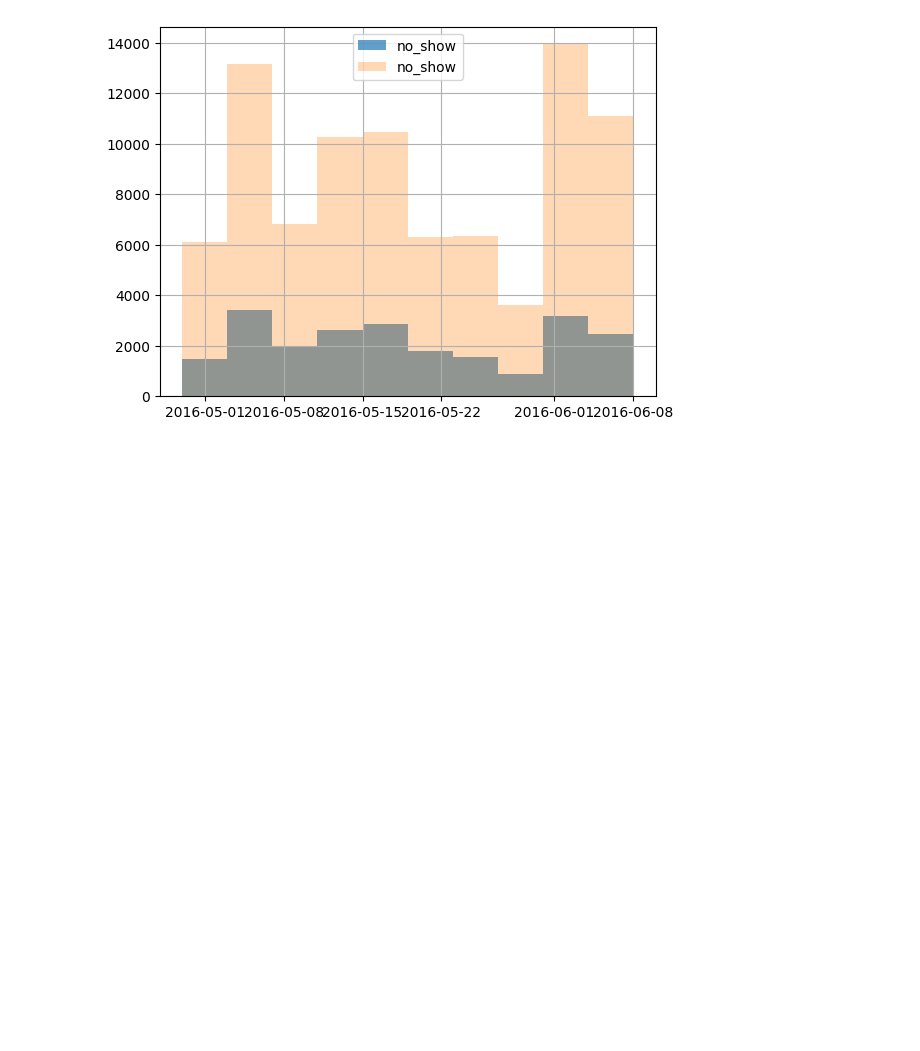
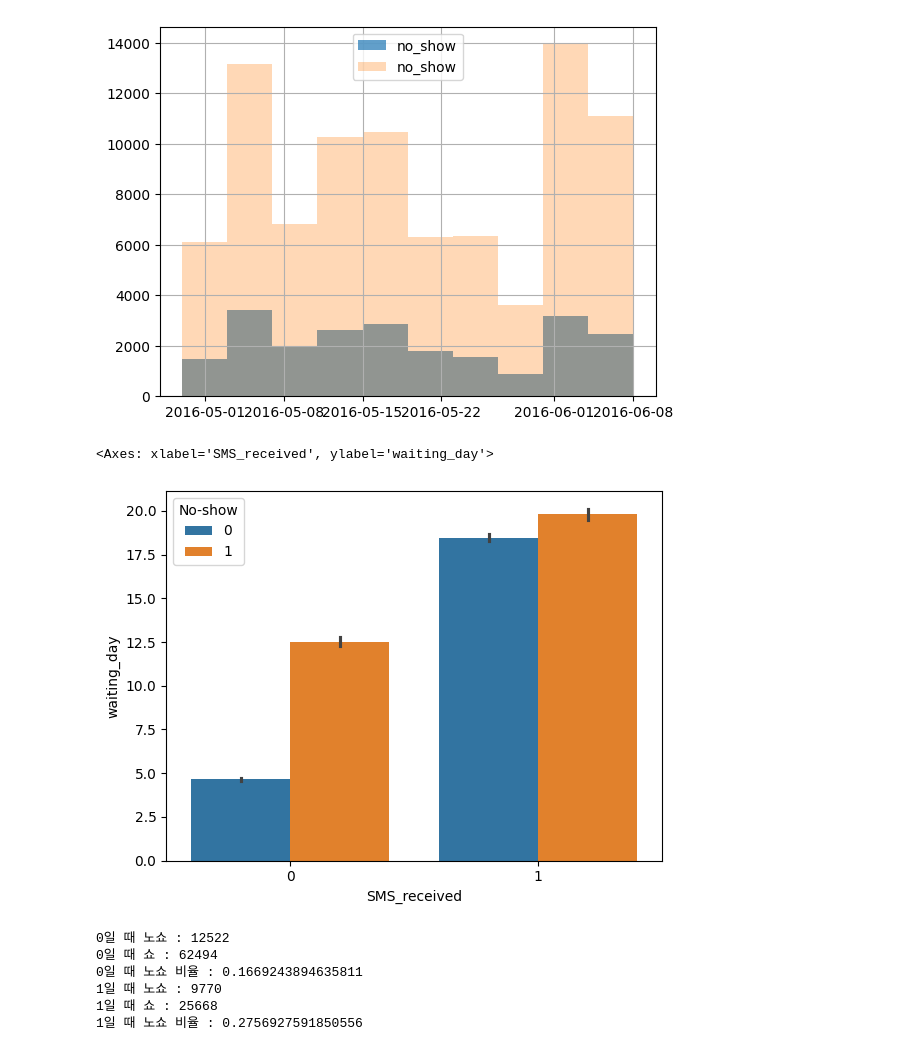
Before and after one commit to biiiing-lab/2024_Data_Analysis_Boot_Camp, a Jupyter notebook: CH08_hospital_No_Show/hospital_no_show.ipynb, the cells around one changed output. Cells and saved outputs as stored; diff of their text form; code cells hidden in the pictures; blank space fills up the shorter version.

```diff
--- a/CH08_hospital_No_Show/hospital_no_show.ipynb
+++ b/CH08_hospital_No_Show/hospital_no_show.ipynb
@@ -228,3 +228,27 @@ plt.legend()
 # %% [output]
 <matplotlib.legend.Legend at 0x...>
 [figure]
+# %%
+# 알림 메세지 허용 여부와 기다리는 기간에 따른 노쇼 발생 횟수
+sns.barplot(y='waiting_day', x='SMS_received', hue='No-show', data=df)
+# %% [output]
+<Axes: xlabel='SMS_received', ylabel='waiting_day'>
+[figure, added]
+# %%
+a = len(df[(df['SMS_received']==0) & (df['No-show']==1)])
+b = len(df[(df['SMS_received']==0) & (df['No-show']==0)])
+print(f'0일 때 노쇼 : {a}')
+print(f'0일 때 쇼 : {b}')
+print(f'0일 때 노쇼 비율 : {a/(a+b)}')
+c = len(df[(df['SMS_received']==1) & (df['No-show']==1)])
+d = len(df[(df['SMS_received']==1) & (df['No-show']==0)])
+print(f'1일 때 노쇼 : {c}')
+print(f'1일 때 쇼 : {d}')
+print(f'1일 때 노쇼 비율 : {c/(c+d)}')
+# %% [output]
+0일 때 노쇼 : 12522
+0일 때 쇼 : 62494
+0일 때 노쇼 비율 : 0.1669243894635811
+1일 때 노쇼 : 9770
+1일 때 쇼 : 25668
+1일 때 노쇼 비율 : 0.2756927591850556
```
Also changed, not shown: parts of 6 cells of this notebook, 3 other files.
